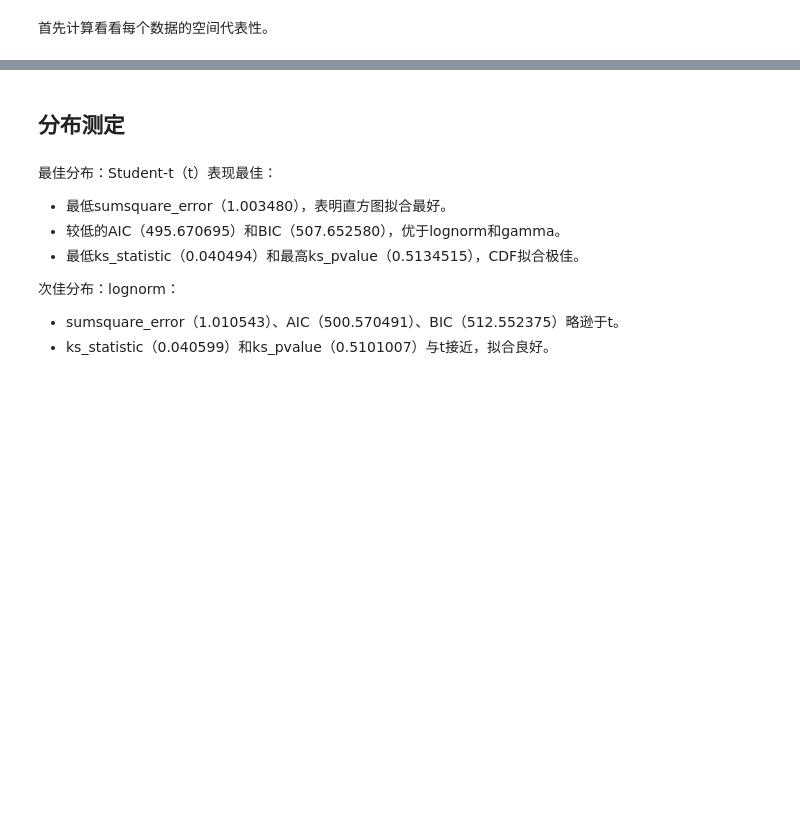
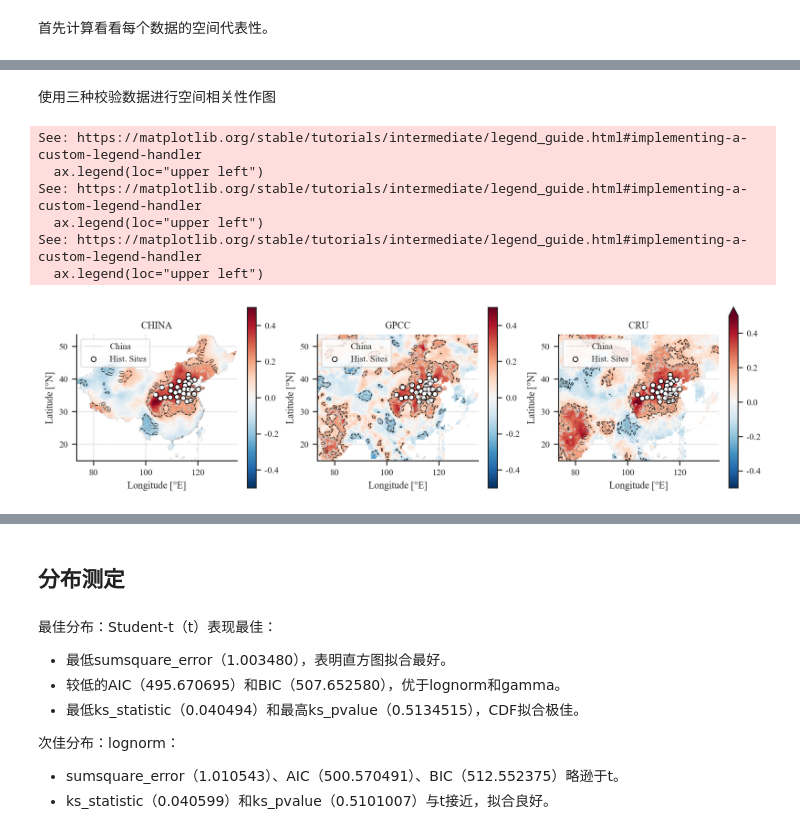
Before and after one commit to SongshGeo/shifting_baseline, a Jupyter notebook: reports/natural.ipynb, the cells around one changed output, grey strips where cells are left out. Drawn from its saved outputs; the diff is of its cells as text; code cells hidden in the pictures; blank space fills up the shorter version.

```diff
--- a/reports/natural.ipynb
+++ b/reports/natural.ipynb
@@ -199,9 +187,0 @@ INFO | 保存区域降水 z-score 验证数据到 /Users/songshgeo/Documents/VSC
-# %%
-# 读取 z-score 数据
-summer_precip_z, regional_prec_z = load_validation_data(
-    Z_SCORE_RASTER,
-    resolution=cfg.resolution,
-    regional_csv=cfg.ds.out.regional_csv,
-)
-summer_precip_z.shape
-log.info("坐标系是 %s", summer_precip_z.rio.crs)
@@ -213,0 +229,21 @@ INFO | 坐标系是 EPSG:4326
+# %%
+from shifting_baseline.data import load_validation_data
+
+# 读取 z-score 数据
+validation_data = {}
+
+# 读取每个验证数据，目前有 China, CRU 和 GPCC
+for name, validation_ds in cfg.ds.validation.items():
+    main_validation_data = name
+    # 读取原始数据并重投影
+    summer_precip_z, regional_prec_z = load_validation_data(
+        data_path=validation_ds.z_nc,
+        resolution=cfg.resolution,
+        csv_save_to=validation_ds.csv,
+        nc_save_to=validation_ds.z_nc,
+        crs="EPSG:4326",
+    )
+    validation_data[name] = {
+        "z": summer_precip_z,
+        "regional": regional_prec_z,
+    }
@@ -255,0 +344,19 @@ See: https://matplotlib.org/stable/tutorials/intermediate/legend_guide.html#impl
+# %% [markdown]
+使用三种校验数据进行空间相关性作图
+# %%
+fig, axs = plt.subplots(1, 3, figsize=(12, 4))
+for i, (name, ds) in enumerate(validation_data.items()):
+    ax1 = axs[i]
+    nc = ds["z"]
+    csv = ds["regional"]
+    ax1 = plot_spatial_corr(calc_spatial_corr(series, nc), ax=ax1)
+    ax1.set_title(name.upper())
+plt.show();
+# %% [output]
+See: https://matplotlib.org/stable/tutorials/intermediate/legend_guide.html#implementing-a-custom-legend-handler
+  ax.legend(loc="upper left")
+See: https://matplotlib.org/stable/tutorials/intermediate/legend_guide.html#implementing-a-custom-legend-handler
+  ax.legend(loc="upper left")
+See: https://matplotlib.org/stable/tutorials/intermediate/legend_guide.html#implementing-a-custom-legend-handler
+  ax.legend(loc="upper left")
+[figure, added]
```
Also changed, not shown: parts of 28 cells of this notebook, 13 other files.
